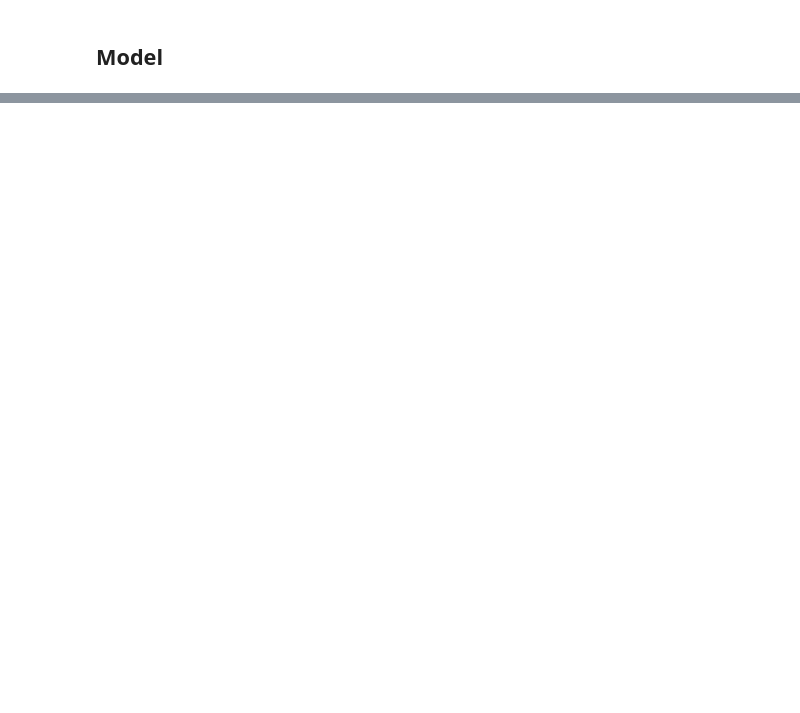
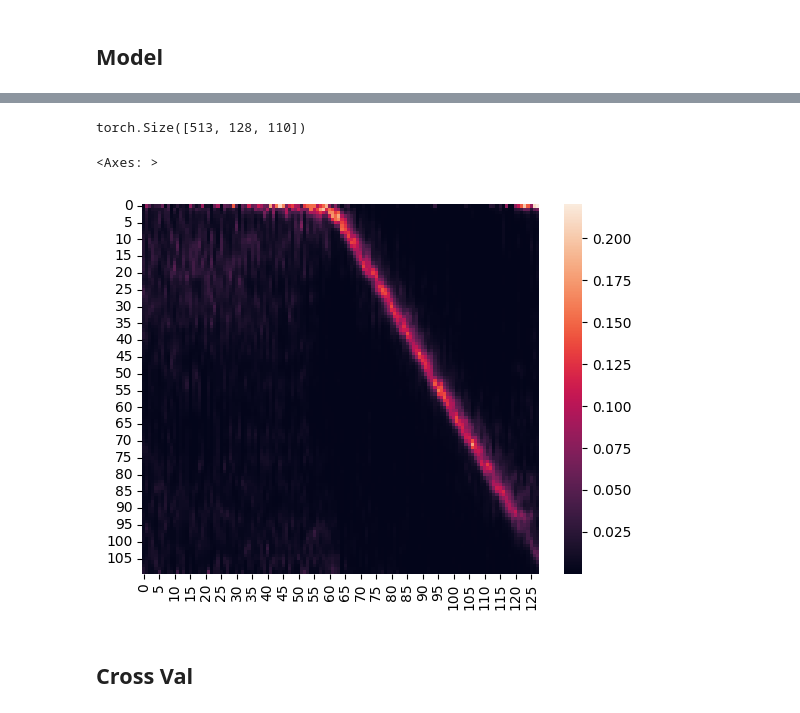
Before and after one commit to mattciff5/ecog-speech, a Jupyter notebook: encoding.ipynb, the cells around one changed output, grey strips where cells are left out. Saved outputs shown, nothing was run; the diff lists cells and outputs as text; code cells hidden in the pictures; blank space fills up the shorter version.

```diff
--- a/encoding.ipynb
+++ b/encoding.ipynb
@@ -135,5 +145,6 @@ def get_stimuli_and_brain(file_path, audio_wave_clean, audio_sf, df, events,
 
     return epochs_snippet, audio_snip_whisper
 # %%
-brain_data, audio_data = get_stimuli_and_brain(file_path, audio_wave_clean, audio_sf, df, events, model=model, processor=processor)
+brain_data, audio_data = get_stimuli_and_brain(file_path, audio_wave_clean, audio_sf, df, events,
+                                               model=model, processor=processor, pre_stimulus=pre_stimulus, pre_audio=pre_audio)
 # %% [output]
@@ -214,6 +298,14 @@ test_loader = DataLoader(test_ds, batch_size=batch_size, shuffle=False)
 # %%
-model = AttentiveStim2BrainNet(d_model=128, nhead=2, num_layers=2).to(device)
+from torch import nn, optim
+from tqdm import tqdm
+
+set_seed(42)
+# model = AttentiveStim2BrainNet(d_model=128, nhead=4, num_layers=2, time_in=audio_timep, time_out=brain_timep, output_channels=brain_channels).to(device)
+model = SoftMappingGRUSeq(input_dim=512, hidden_dim=128, time_out=brain_timep, output_channels=brain_channels).to(device)
 mse_loss = nn.MSELoss()
+
+mse_perc = 0.2
+cl_perc = 0.8
 
 def pearson_loss(pred, target, eps=1e-8):
     pred = pred - pred.mean(dim=-1, keepdim=True)
@@ -233,11 +325,11 @@ def contrastive_loss(pred, target, tau=0.05):
     loss = -torch.log(torch.exp(torch.diag(sim_matrix)) / sim_matrix.exp().sum(dim=1))
     return loss.mean()
 
-optimizer = optim.AdamW(model.parameters(), lr=1e-3, betas=(0.9, 0.95), weight_decay=1e-4)
+optimizer = optim.AdamW(model.parameters(), lr=1e-4, betas=(0.9, 0.99), weight_decay=1e-3)
 scheduler = optim.lr_scheduler.ReduceLROnPlateau(optimizer, mode='min', patience=5)
 
 # Training loop
-num_epochs = 50
+num_epochs = 30
 best_val_loss = float('inf')
 
 for epoch in range(num_epochs):
@@ -245,8 +337,9 @@ for epoch in range(num_epochs):
     train_loss = 0
     for x, y in tqdm(train_loader, desc=f"Epoch {epoch+1}/{num_epochs}"):
         optimizer.zero_grad()
-        y_pred = model(x)
-        loss = 0.2 * mse_loss(y_pred, y.float()) + 0.8 * contrastive_loss(y_pred, y.float())
+        x, y = x.to(device), y.to(device)
+        y_pred, _ = model(x)
+        loss = mse_perc * mse_loss(y_pred, y.float()) + cl_perc * contrastive_loss(y_pred, y.float())
         loss.backward()
         optimizer.step()
         train_loss += loss.item() * x.size(0)
@@ -258,8 +351,8 @@ for epoch in range(num_epochs):
     with torch.no_grad():
         for x, y in val_loader:
             x, y = x.to(device), y.to(device)
-            y_pred = model(x)
-            val_loss += (0.2 * mse_loss(y_pred, y) + 0.8 * contrastive_loss(y_pred, y)) * x.size(0)
+            y_pred, _ = model(x)
+            val_loss += (mse_perc * mse_loss(y_pred, y) + cl_perc * contrastive_loss(y_pred, y)) * x.size(0)
     val_loss /= len(val_loader.dataset)
     scheduler.step(val_loss)
 
@@ -268,5 +361,5 @@ for epoch in range(num_epochs):
     # Salva il modello migliore
     if val_loss < best_val_loss:
         best_val_loss = val_loss
-        torch.save(model.state_dict(), "/home/matteoc/ecog-speech/best_model_CL.pt")
+        torch.save(model.state_dict(), "/home/matteoc/ecog-speech/best_model_CL2.pt")
 # %% [output]
@@ -286,18 +379,22 @@ Epoch 12, Train Loss: 0.4123, Val Loss: 0.5106
 # %%
 # Valutazione finale su test set
-model.load_state_dict(torch.load("/home/matteoc/ecog-speech/best_model_CL.pt"))
+model.load_state_dict(torch.load("/home/matteoc/ecog-speech/best_model_CL2.pt"))
 model.eval()
 test_loss = 0
 y_pred_all = []
 y_true_all = []
+attn_pred_all = []
 with torch.no_grad():
     for x, y in test_loader:
-        y_pred = model(x)
-        y_pred_all.append(y_pred.cpu())
+        x, y = x.to(device), y.to(device)
+        y_pred, attn_pred = model(x)
+        attn_pred_all.append(attn_pred.cpu())
+        y_pred_all.append(y_pred)
         y_true_all.append(y.cpu())
-        test_loss += (0.2 * mse_loss(y_pred, y) + 0.8 * contrastive_loss(y_pred, y)) * x.size(0)
+        test_loss += (mse_perc * mse_loss(y_pred, y) + cl_perc * contrastive_loss(y_pred, y)) * x.size(0)
 y_pred_all = torch.cat(y_pred_all, dim=0)
 y_true_all = torch.cat(y_true_all, dim=0)
+attn_pred_all = torch.cat(attn_pred_all, dim=0)
 test_loss /= len(test_loader.dataset)
 print(f"Test Loss: {test_loss:.4f}")
 # %% [output]
@@ -316,0 +402,14 @@ for sample in tqdm(range(y_pred_all.shape[0])):
+# %%
+attn_pred_all.shape
+# %% [output]
+torch.Size([513, 128, 110])
+# %%
+import seaborn as sns
+
+sns.heatmap(attn_pred_all.mean(dim=0).T.cpu().numpy(), cbar=True)
+# plt.plot(attn_pred_all.mean(dim=0).cpu().numpy())
+# %% [output]
+<Axes: >
+[figure, added]
+# %% [markdown]
+## Cross Val
```
Also changed, not shown: parts of 35 cells of this notebook, 1 other file.
